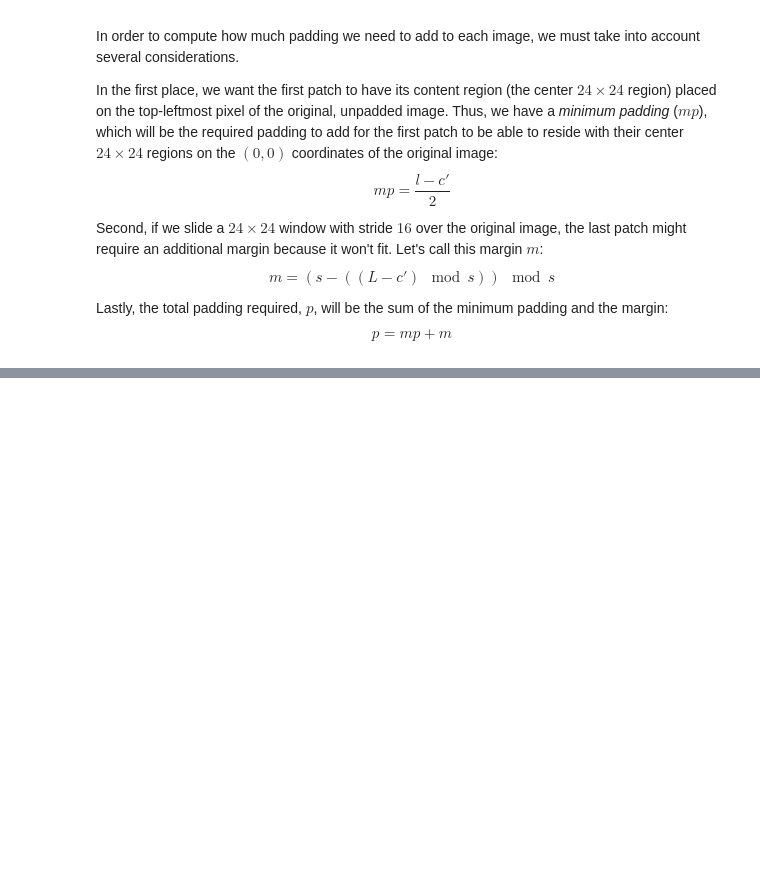
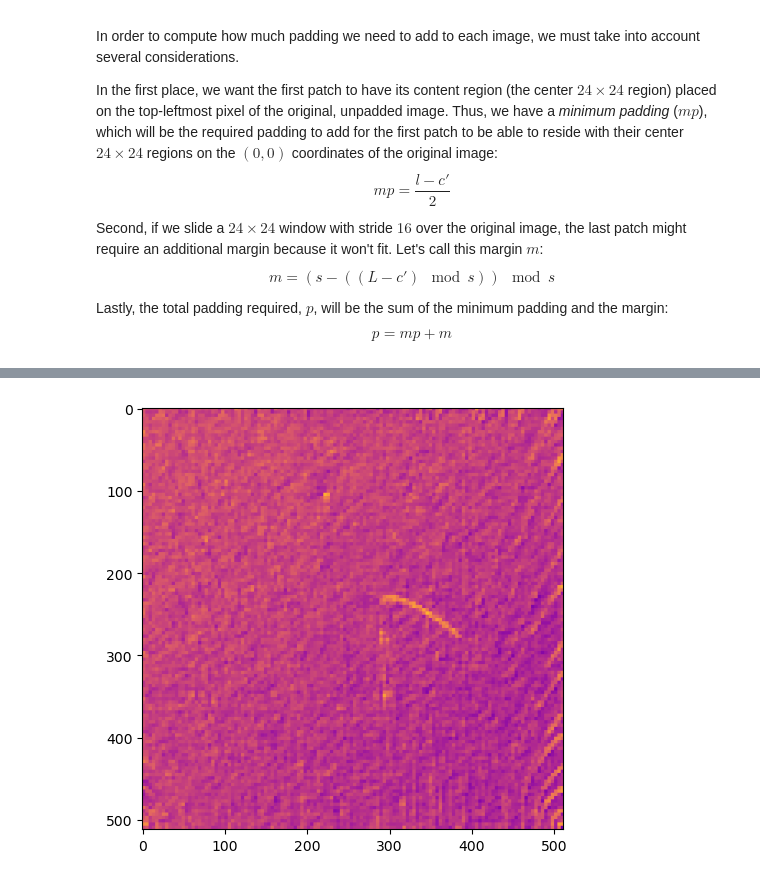
Before and after one commit to popastefan10/DeepAD, a Jupyter notebook: notebooks/eval.ipynb, the cells around one changed output, grey strips where cells are left out. Drawn from its saved outputs; the diff is of its cells as text; code cells hidden in the pictures; blank space fills up the shorter version.

```diff
--- a/notebooks/eval.ipynb
+++ b/notebooks/eval.ipynb
@@ -202,0 +248,33 @@ plot_images([diff_image, thresholded_diff, dilated, replaced], ["Diff", "Thresho
+# %%
+%matplotlib inline
+from typing import Callable
+
+def patch_metric(patch: torch.Tensor) -> float:
+    return patch.max()
+
+def compute_heatmap(image: torch.Tensor, sw_size: int, sw_stride: int, sw_num_windows: int, patch_metric: Callable[[torch.Tensor], float]) -> torch.Tensor:
+    heatmap = torch.zeros_like(image)
+    for row in range(sw_num_windows):
+        for col in range(sw_num_windows):
+            tlr, brr, tlc, brc = row * sw_stride, row * sw_stride + sw_size, col * sw_stride, col * sw_stride + sw_size
+            patch = image[tlr:brr, tlc:brc]
+            heatmap[tlr:brr, tlc:brc] = patch_metric(patch)
+    return heatmap
+
+def cut_margins(image: torch.Tensor, margin: int) -> torch.Tensor:
+    if margin > 0:
+        image[:margin, :], image[-margin:, :], image[:, :margin], image[:, -margin:] = 0, 0, 0, 0
+    return image
+
+
+sw_stride = 4
+sw_size = 4
+sw_num_windows = (diff_image.shape[-1] - sw_size) // sw_stride + 1
+# Cut the margins
+diff_cut = cut_margins(diff_image.clone(), margin=1)
+heatmap = compute_heatmap(diff_cut, sw_size, sw_stride, sw_num_windows, patch_metric)
+plt.imshow(heatmap, vmin=0, vmax=1, cmap='plasma')
+plt.tight_layout()
+plt.show()
+# %% [output]
+[figure, added]
```
Also changed, not shown: parts of 15 cells of this notebook, 6 other files.
